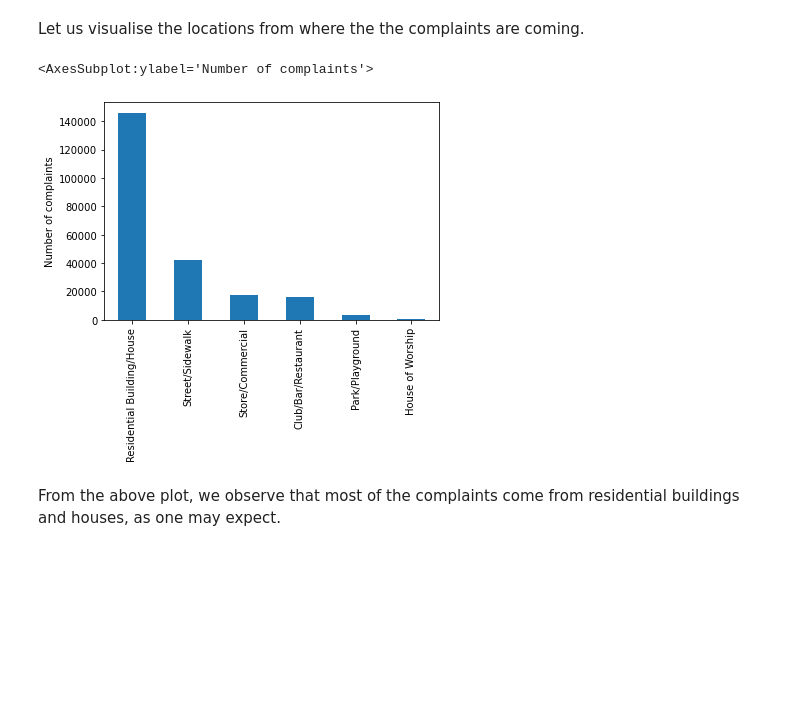
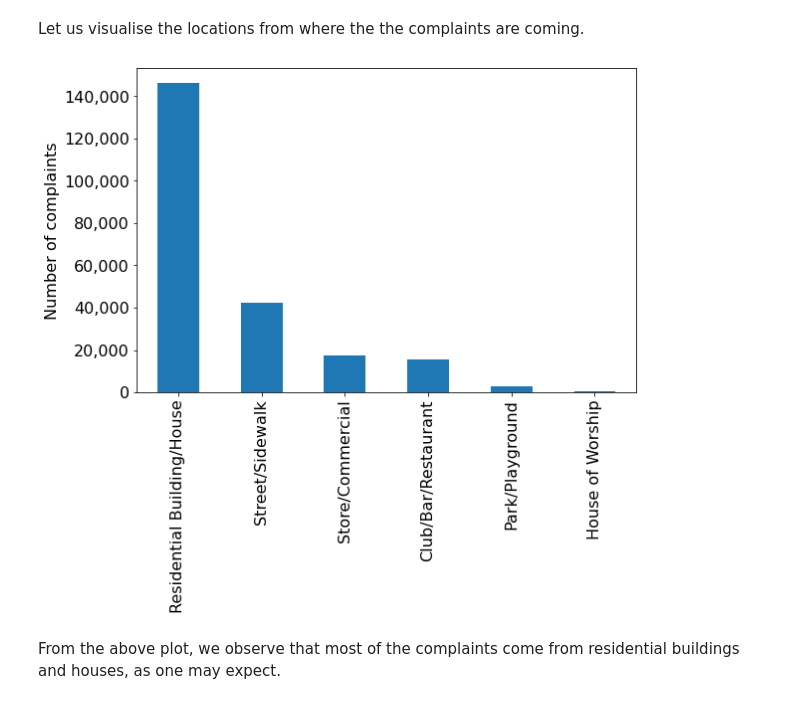
Before and after one commit to NUstat/DataScience_Intro_python, a Jupyter notebook: Data visualization.ipynb, the cells around one changed output. Cells and saved outputs as stored; diff of their text form; code cells hidden in the pictures; blank space fills up the shorter version.

```diff
--- a/Data visualization.ipynb
+++ b/Data visualization.ipynb
@@ -341,10 +351,10 @@ nyc_party_complaints.head()
 Let us visualise the locations from where the the complaints are coming.
 # %%
 #Using the pandas function bar() to create bar plot
-nyc_party_complaints['Location Type'].value_counts().plot.bar(ylabel = 'Number of complaints')
+ax = nyc_party_complaints['Location Type'].value_counts().plot.bar(ylabel = 'Number of complaints')
+ax.yaxis.set_major_formatter('{x:,.0f}')
 # %% [output]
-<AxesSubplot:ylabel='Number of complaints'>
-[figure, old version]
+[figure, new version]
 # %% [markdown]
 From the above plot, we observe that most of the complaints come from residential buildings and houses, as one may expect.
 # %% [markdown]
```
Also changed, not shown: parts of 24 cells of this notebook.
